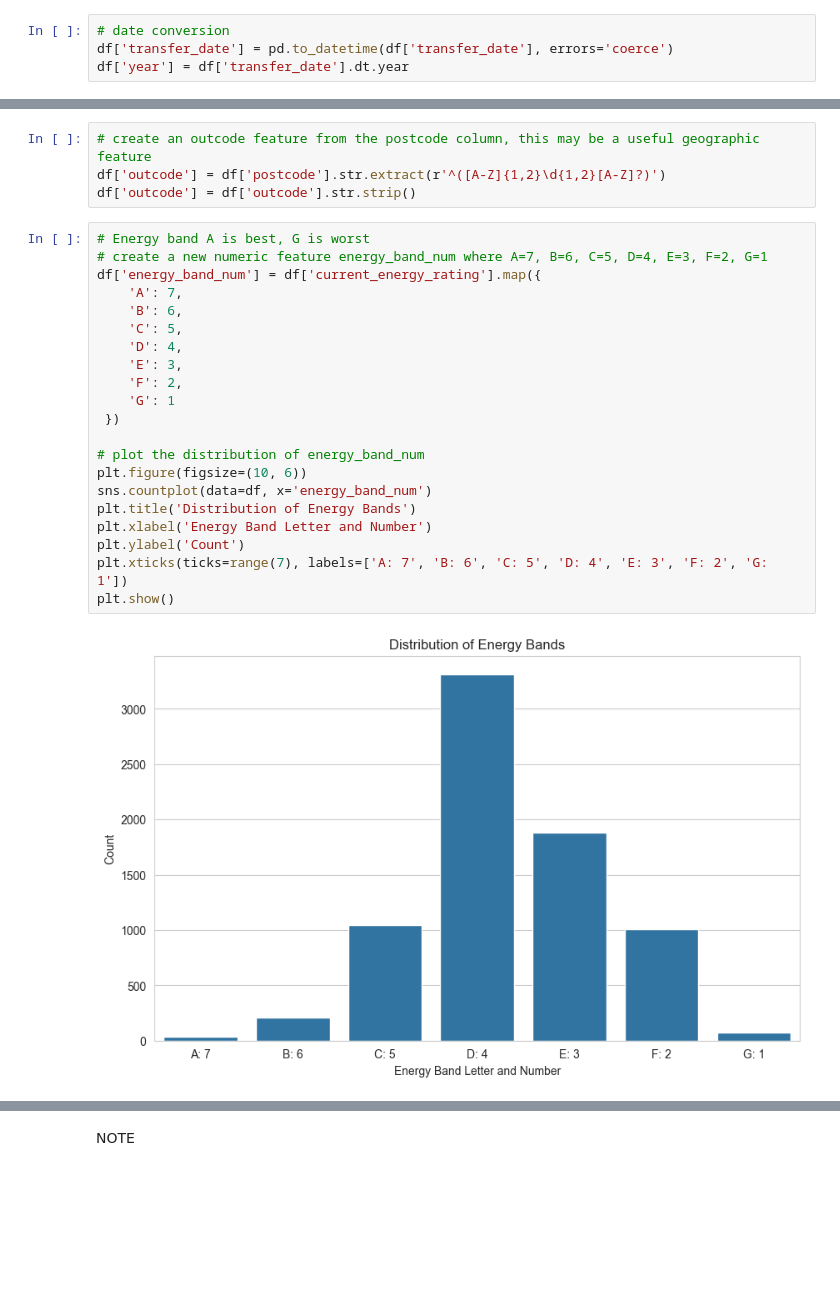
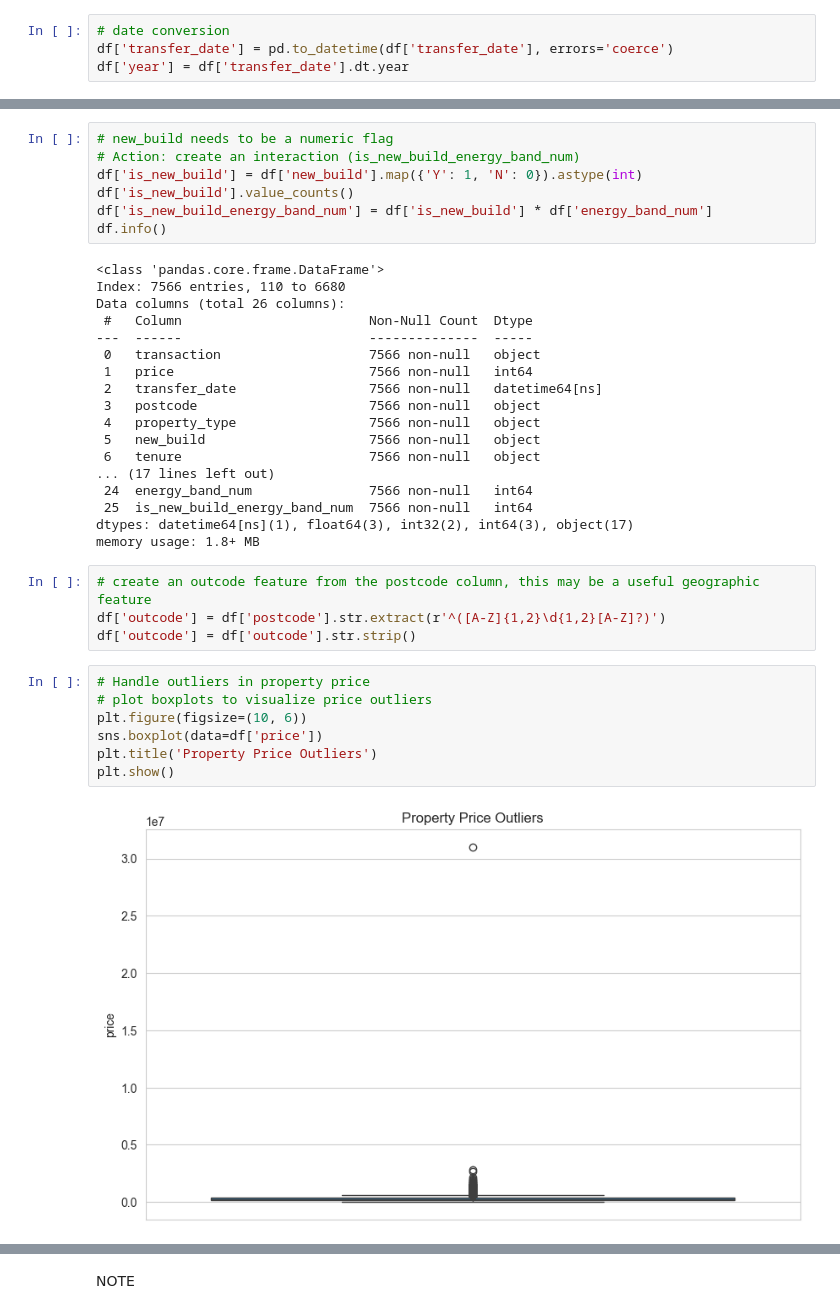
Before and after one commit to maleeper/Midlands_House_Prices, a Jupyter notebook: jupyter_notebooks/06 Data Cleaning and Feature Engineering.ipynb, the cells around one changed output, grey strips where cells are left out. Cells and saved outputs as stored; diff of their text form; blank space fills up the shorter version.

Commit message:
etl: remove outliers and feature engineering
price and total floor area

```diff
--- a/jupyter_notebooks/06 Data Cleaning and Feature Engineering.ipynb
+++ b/jupyter_notebooks/06 Data Cleaning and Feature Engineering.ipynb
@@ -233,27 +228,38 @@ Action: remove outliers, clipping by property_type
+# %%
+# new_build needs to be a numeric flag
+# Action: create an interaction (is_new_build_energy_band_num)
+df['is_new_build'] = df['new_build'].map({'Y': 1, 'N': 0}).astype(int)
+df['is_new_build'].value_counts()
+df['is_new_build_energy_band_num'] = df['is_new_build'] * df['energy_band_num']
+df.info()
+# %% [output]
+<class 'pandas.core.frame.DataFrame'>
+Index: 7566 entries, 110 to 6680
+Data columns (total 26 columns):
+ #   Column                        Non-Null Count  Dtype
+---  ------                        --------------  -----
+ 0   transaction                   7566 non-null   object
+ 1   price                         7566 non-null   int64
+ 2   transfer_date                 7566 non-null   datetime64[ns]
+ 3   postcode                      7566 non-null   object
+ 4   property_type                 7566 non-null   object
+ 5   new_build                     7566 non-null   object
+ 6   tenure                        7566 non-null   object
+... (17 lines left out)
+ 24  energy_band_num               7566 non-null   int64
+ 25  is_new_build_energy_band_num  7566 non-null   int64
+dtypes: datetime64[ns](1), float64(3), int32(2), int64(3), object(17)
+memory usage: 1.8+ MB
 # %%
 # create an outcode feature from the postcode column, this may be a useful geographic feature
 df['outcode'] = df['postcode'].str.extract(r'^([A-Z]{1,2}\d{1,2}[A-Z]?)')
 df['outcode'] = df['outcode'].str.strip()
-# %%
-# Energy band A is best, G is worst
-# create a new numeric feature energy_band_num where A=7, B=6, C=5, D=4, E=3, F=2, G=1
-df['energy_band_num'] = df['current_energy_rating'].map({
-    'A': 7,
-    'B': 6,
-    'C': 5,
-    'D': 4,
-    'E': 3,
-    'F': 2,
-    'G': 1
- })
-
-# plot the distribution of energy_band_num
-plt.figure(figsize=(10, 6))
-sns.countplot(data=df, x='energy_band_num')
-plt.title('Distribution of Energy Bands')
-plt.xlabel('Energy Band Letter and Number')
-plt.ylabel('Count')
-plt.xticks(ticks=range(7), labels=['A: 7', 'B: 6', 'C: 5', 'D: 4', 'E: 3', 'F: 2', 'G: 1'])
-plt.show()
-# %% [output]
-[figure, removed]
+# %%
+# Handle outliers in property price
+# plot boxplots to visualize price outliers
+plt.figure(figsize=(10, 6))
+sns.boxplot(data=df['price'])
+plt.title('Property Price Outliers')
+plt.show()
+# %% [output]
+[figure, added]
```
Also changed, not shown: parts of 16 cells of this notebook, 1 other file.
